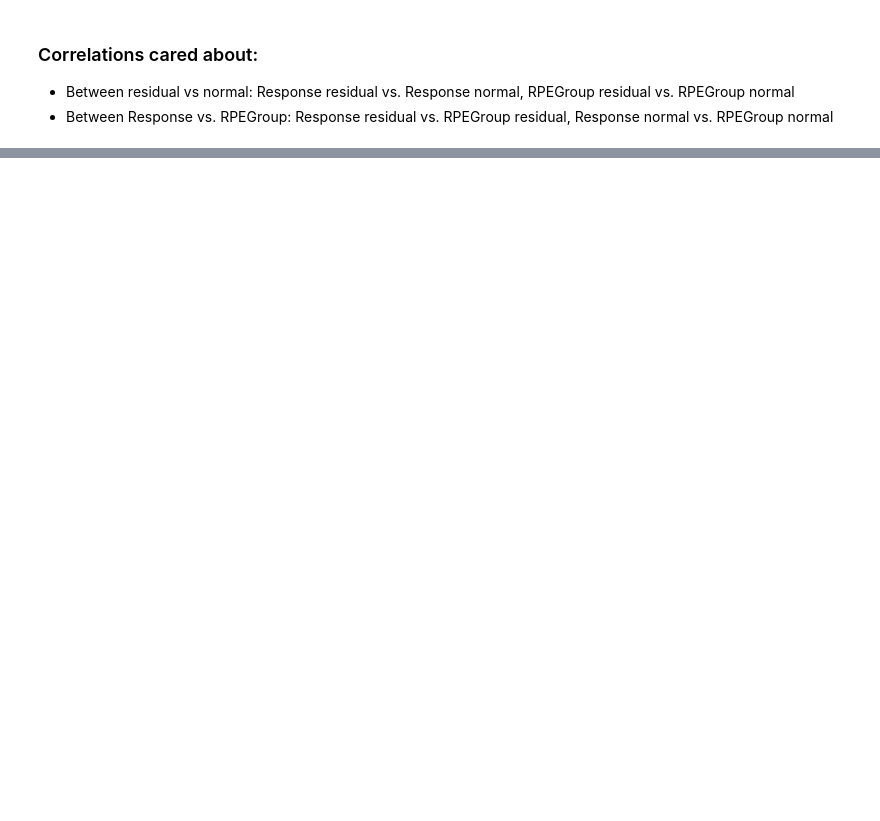
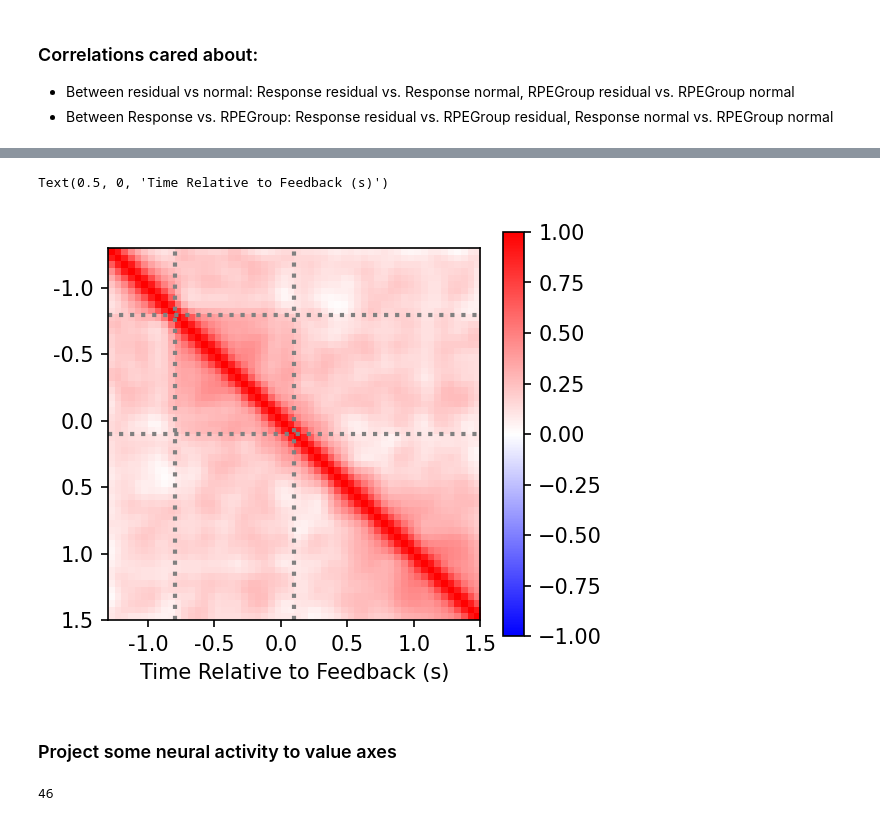
Before and after one commit to pqz317/wcst_decode, a Jupyter notebook: notebooks/20240412_encoding_value_axes.ipynb, the cells around one changed output, grey strips where cells are left out. Cells and saved outputs as stored; diff of their text form; code cells hidden in the pictures; blank space fills up the shorter version.

```diff
--- a/notebooks/20240412_encoding_value_axes.ipynb
+++ b/notebooks/20240412_encoding_value_axes.ipynb
@@ -88,0 +95,2 @@ for (cond_a, cond_b) in pairs:
+# %%
+positions = spike_utils.get_unit_positions(sessions)
@@ -88,0 +174,38 @@ for (cond_a, cond_b) in pairs:
+# %%
+glm_res = glms[model]
+cross_time_cors = np.empty((num_time_bins, num_time_bins))
+for time_i in range(num_time_bins):
+    for time_j in range(num_time_bins):
+        corrs = []
+        for feat_idx in range(num_feats):
+            feat = FEATURES[feat_idx]
+            vec_i = glm_res[glm_res.TimeIdxs == time_i].sort_values(by="PseudoUnitID")[feat + "Value_coef"].values
+            vec_j = glm_res[glm_res.TimeIdxs == time_j].sort_values(by="PseudoUnitID")[feat + "Value_coef"].values
+            corr = np.corrcoef(vec_i, vec_j)[0, 1]
+            corrs.append(corr)
+        cross_time_cors[time_i, time_j] = np.mean(corrs)
+# %%
+fig, ax = plt.subplots(1, 1, figsize=(4, 3.5), dpi=150)
+# for i in range(num_time_bins):
+#     cross_time_cors[i, i] = 0
+colors = ax.matshow(cross_time_cors, cmap="bwr")
+fig.colorbar(colors)
+colors.set_clim(vmin=-1, vmax=1)
+ratio = 1000 / 50
+tick_labels = np.array([-1, -0.5, 0, 0.5, 1.0, 1.5])
+tick_pos = (tick_labels + 1.3) * ratio - 0.5
+ax.axvline(27.46, color="gray", linestyle="dotted", linewidth=2)
+ax.axhline(27.46, color="gray", linestyle="dotted", linewidth=2)
+ax.axvline(9.5, color="gray", linestyle="dotted", linewidth=2)
+ax.axhline(9.5, color="gray", linestyle="dotted", linewidth=2)
+ax.set_xticks(tick_pos)
+ax.set_xticklabels(tick_labels)
+ax.xaxis.tick_bottom()
+ax.set_yticks(tick_pos)
+ax.set_yticklabels(tick_labels)
+ax.set_xlabel("Time Relative to Feedback (s)")
+# %% [output]
+Text(0.5, 0, 'Time Relative to Feedback (s)')
+[figure, added]
+# %% [markdown]
+### Project some neural activity to value axes
@@ -88,0 +222,4 @@ for (cond_a, cond_b) in pairs:
+# %%
+time_idx
+# %% [output]
+46
```
Also changed, not shown: parts of 29 cells of this notebook, 6 other files.
